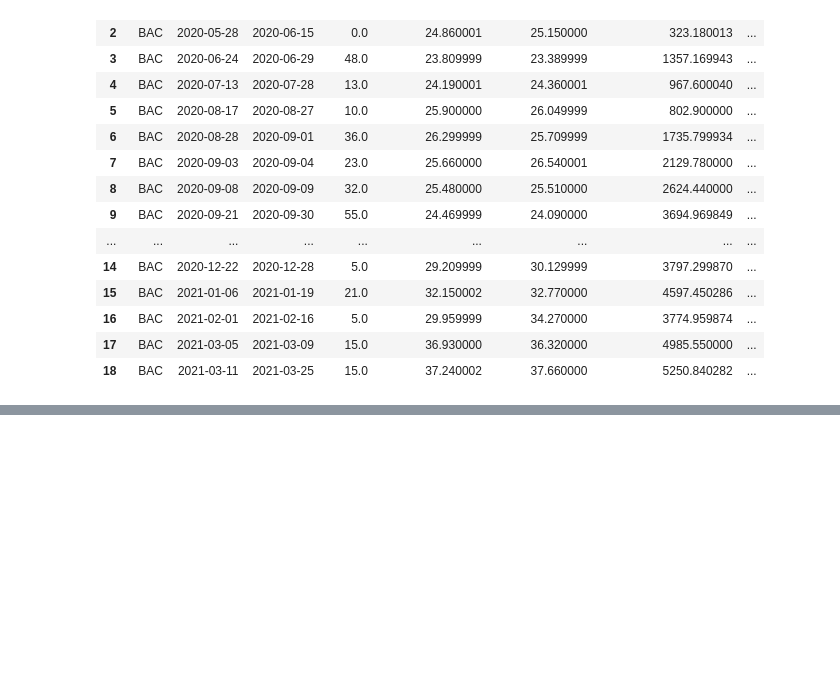
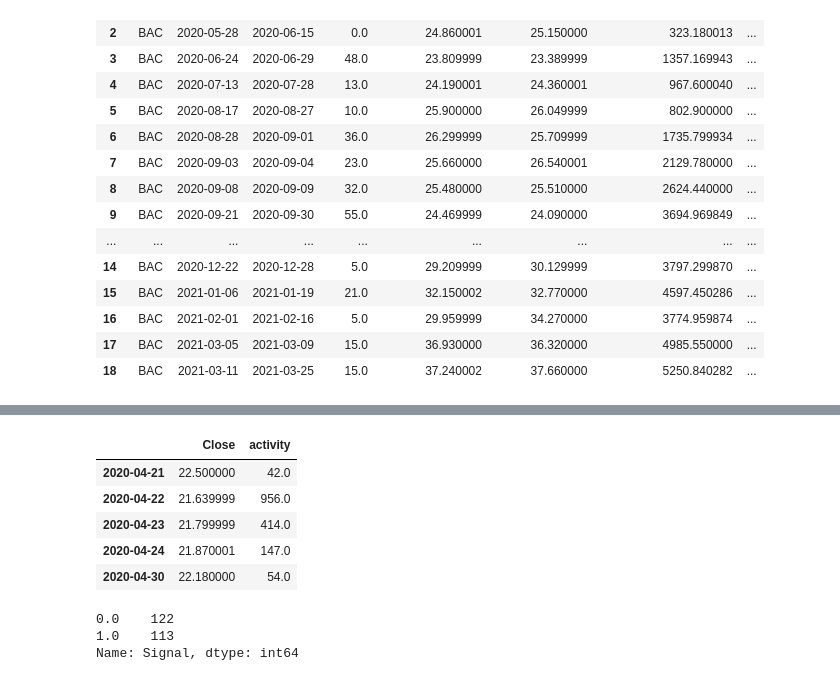
Before and after one commit to stk714/SocialMediaBets, a Jupyter notebook: Social_Sentiment_BAC.ipynb, the cells around one changed output, grey strips where cells are left out. Cells and saved outputs as stored; diff of their text form; code cells hidden in the pictures; blank space fills up the shorter version.

```diff
--- a/Social_Sentiment_BAC.ipynb
+++ b/Social_Sentiment_BAC.ipynb
@@ -404,0 +409,24 @@ trade_evaluation_df["Profit/Loss"].sum()
+# %%
+#Split data into training and testing datasets for aapl_df
+# Assign a copy of the Close and activity columns to a features DataFrame called X
+X = bac_df[['Close', 'activity']].shift().dropna()
+
+# Review the DataFrame
+X.head()
+# %% [output]
+|  | Close | activity |
+| 2020-04-21 | 22.500000 | 42.0 |
+| 2020-04-22 | 21.639999 | 956.0 |
+| 2020-04-23 | 21.799999 | 414.0 |
+| 2020-04-24 | 21.870001 | 147.0 |
+| 2020-04-30 | 22.180000 | 54.0 |
+# %%
+# Create the target set selecting the Signal column and assiging it to y
+y = bac_df['Signal']
+
+# Review the value counts
+y.value_counts()
+# %% [output]
+0.0    122
+1.0    113
+Name: Signal, dtype: int64
```
Also changed, not shown: parts of 19 cells of this notebook, 6 other files.
